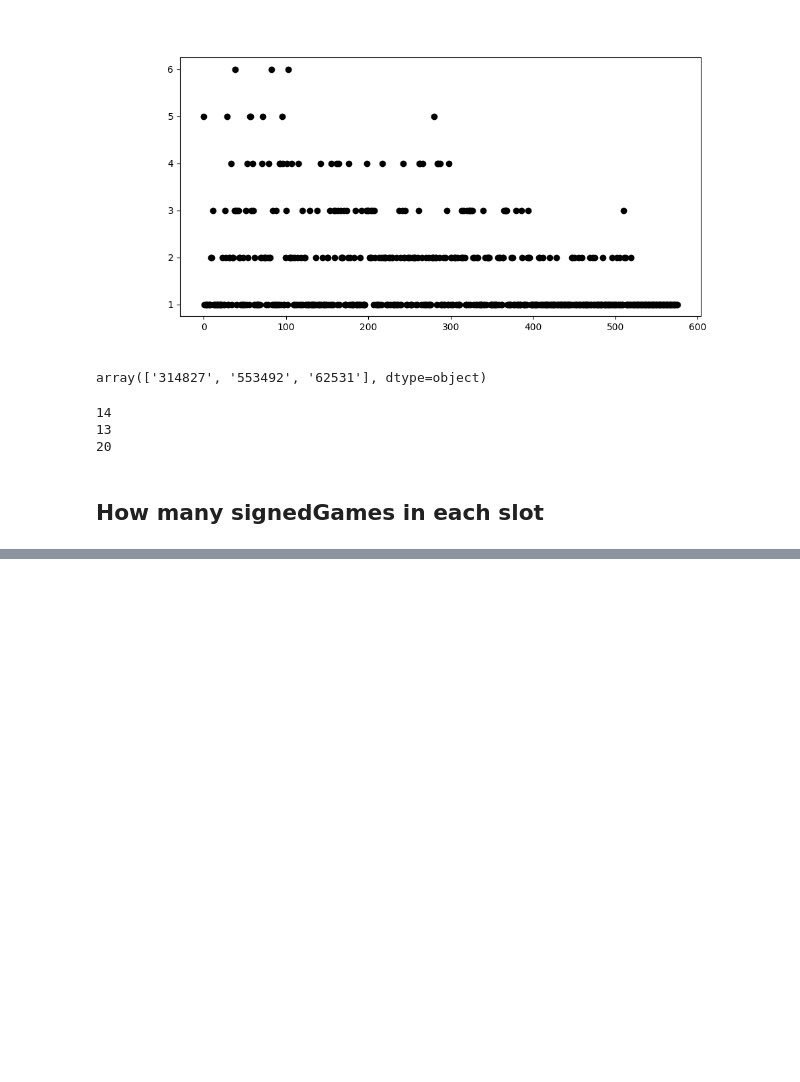
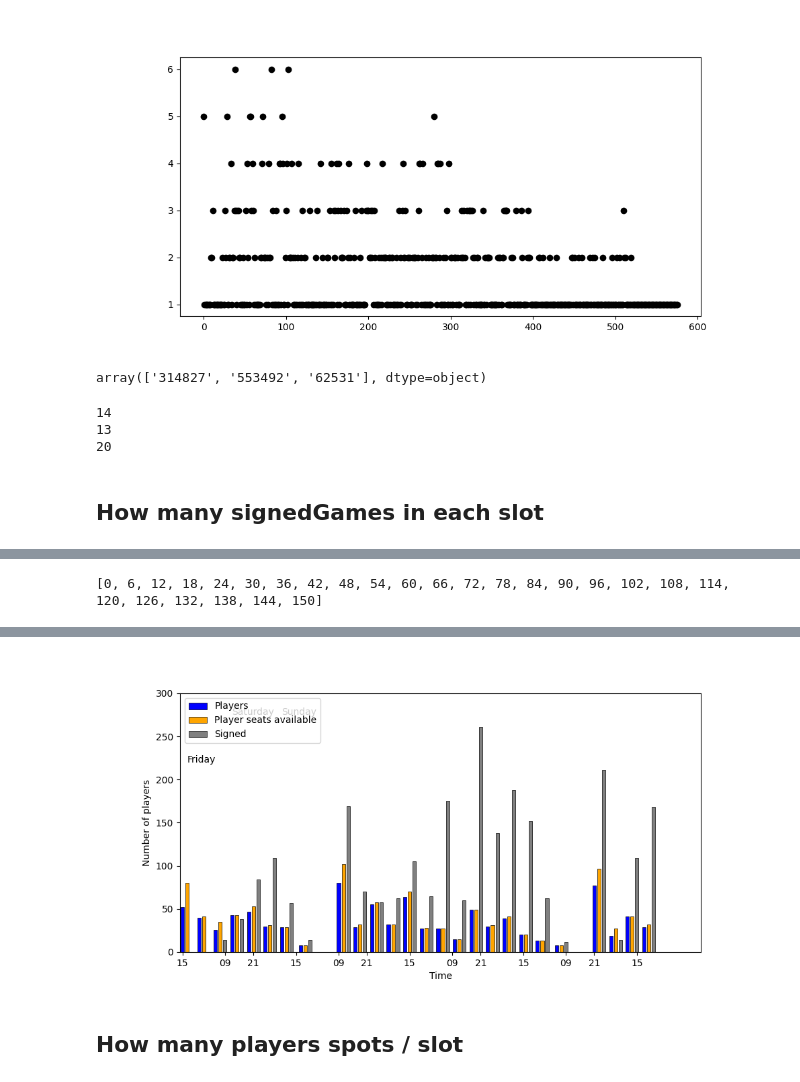
Before and after one commit to ropekonsti/ropecon-2022, a Jupyter notebook: analysis.ipynb, the cells around one changed output, grey strips where cells are left out. Drawn from its saved outputs; the diff is of its cells as text; code cells hidden in the pictures; blank space fills up the shorter version.

```diff
--- a/analysis.ipynb
+++ b/analysis.ipynb
@@ -254,0 +280,3 @@ for i, n in enumerate(num_signedGames_in_slot):
+# %%
+maxPlayers = games_ttrpg.groupby(by='datetime').sum().maxAttendance
+maxPlayers
@@ -254,0 +301,26 @@ for i, n in enumerate(num_signedGames_in_slot):
+# %%
+xvalues = num_players_in_slot.index
+increment = [i*6 for i in range(xvalues.shape[0])]
+print(increment)
+xvalues = [i + timedelta(hours=j) for i,j in zip(xvalues,increment)]
+# %% [output]
+[0, 6, 12, 18, 24, 30, 36, 42, 48, 54, 60, 66, 72, 78, 84, 90, 96, 102, 108, 114, 120, 126, 132, 138, 144, 150]
+# %%
+time_ticks = pd.date_range(xvalues[0], xvalues[-1], freq='6H')
+# %%
+fig, ax = plt.subplots(figsize=(10, 5))
+ax.bar([i for i in xvalues], num_players_in_slot, width=0.06, edgecolor='k', linewidth=0.5, color='blue', label='Players')
+ax.bar([i+timedelta(minutes=2*60) for i in xvalues], maxPlayers, width=0.06, edgecolor='k', linewidth=0.5, color='orange', label='Player seats available')
+ax.bar([i+timedelta(minutes=4*60) for i in xvalues[2:]], num_signedGames_in_slot, width=0.06, edgecolor='k', linewidth=0.5, color='gray', label='Signed')
+
+ax.set_ylabel('Number of players')
+ax.set_xlabel('Time')
+ax.set_xticks(time_ticks[time_ticks.hour >= 9][::2])
+ax.xaxis.set_major_formatter(mdates.DateFormatter('%H'))
+ax.set_ylim([0, 300])
+ax.set_xlim([datetime(2022,7,29,14,0,0), datetime(2022,8,7,18)])
+ax.legend(loc='upper left')
+ax.text(datetime(2022,7,29,17,00), 220, 'Friday')
+ax.text(datetime(2022,7,30,12,00), 275, 'Saturday')
+ax.text(datetime(2022,7,31,9,00), 275, 'Sunday')
+# %% [output]
@@ -254,0 +328,3 @@ for i, n in enumerate(num_signedGames_in_slot):
+[figure, added]
+# %% [markdown]
+## How many players spots / slot
```
Also changed, not shown: parts of 40 cells of this notebook, 2 other files.
